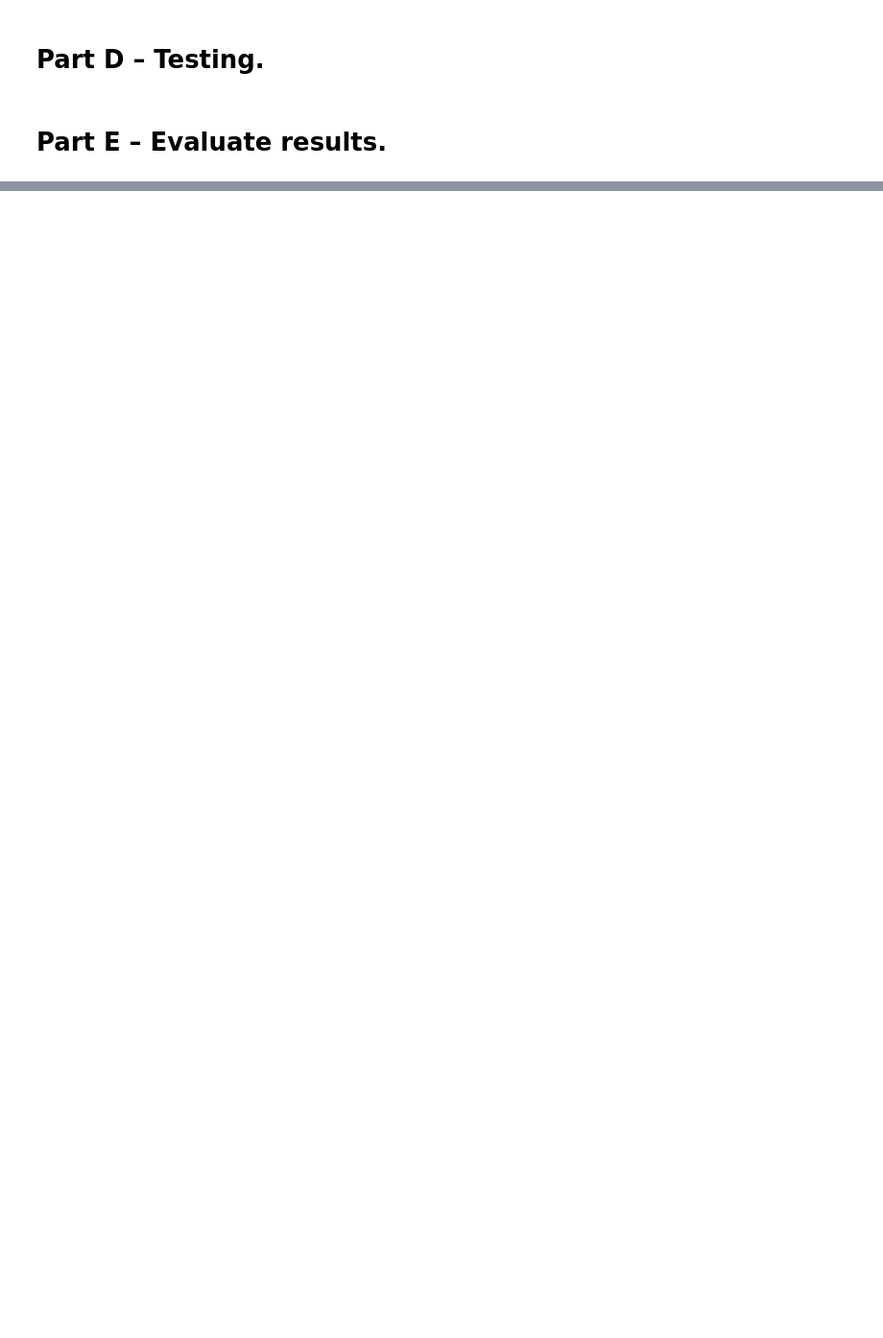
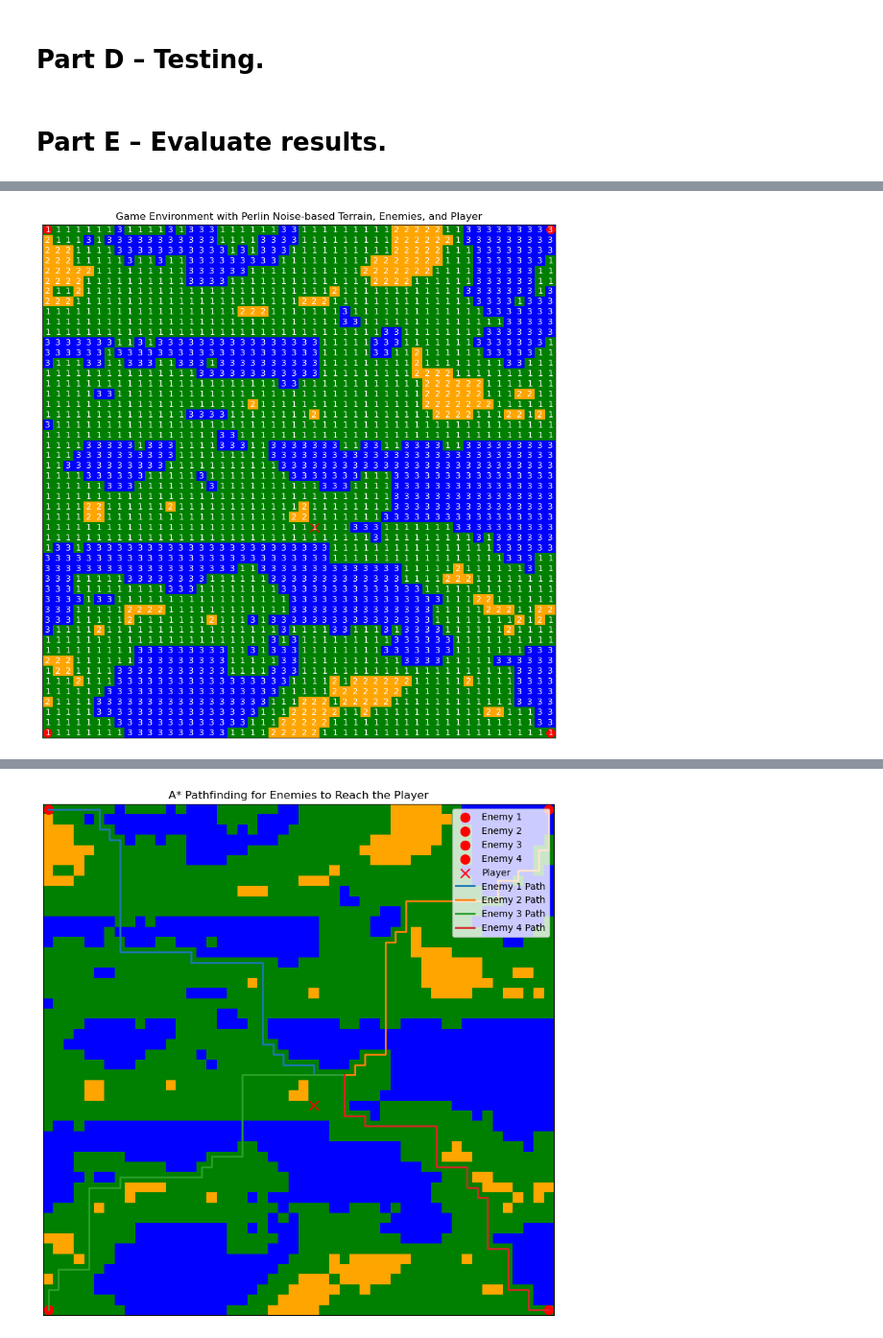
Before and after one commit to Dieuzu/AI-Pathfinding-Techniques, a Jupyter notebook: CW_AAI - Final.ipynb, the cells around one changed output, grey strips where cells are left out. Shown at 96% size. Cells and saved outputs as stored; diff of their text form; code cells hidden in the pictures; blank space fills up the shorter version.

```diff
--- a/CW_AAI - Final.ipynb
+++ b/CW_AAI - Final.ipynb
@@ -504,0 +515,64 @@ Total cost = 99
+# %%
+# Cell 3: Set start spots as enemy 1, 2, 3, and 4
+start_points_enemies = [(0, 0), (0, grid_size[1] - 1), (grid_size[0] - 1, 0), (grid_size[0] - 1, grid_size[1] - 1)]
+
+# Visualize the terrain with custom colormap and start points for enemies
+plt.figure(figsize=(11, 11))
+
+# Create a color array for the terrain using the colormap and normalization
+terrain_color = custom_cmap_terrain(norm(terrain))
+
+# Display the terrain with the custom colormap
+plt.imshow(terrain_color, origin='upper', interpolation='none', vmin=1, vmax=3)
+
+# Mark the start points for enemies
+for i, start_point_enemy in enumerate(start_points_enemies, start=1):
+    plt.scatter(*start_point_enemy, color='red', marker='o', s=100, label=f'Enemy {i}')
+
+# Mark the goal point for the player (randomly placed)
+goal_point_player = (np.random.randint(grid_size[0]), np.random.randint(grid_size[1]))
+plt.scatter(*goal_point_player, color='red', marker='x', s=100, label='Player')
+
+# Add weights as text on each walkable box using stored values
+for i in range(grid_size[0]):
+    for j in range(grid_size[1]):
+        weight = 3 if terrain[i, j] == 3 else 1 if terrain[i, j] == 1 else 2
+        plt.text(j, i, str(weight), ha='center', va='center', color='white')
+
+plt.tick_params(axis='both', which='both', bottom=False, top=False, left=False, right=False, labelbottom=False, labelleft=False)
+
+plt.title('Game Environment with Perlin Noise-based Terrain, Enemies, and Player')
+plt.show()
+
+# Cell 4: Find the optimal paths for all enemies to reach the player
+optimal_paths_enemies = []
+
+for start_point_enemy in start_points_enemies:
+    enemy_path, _, _, _ = astar_terrain(start_point_enemy, goal_point_player, terrain)
+    optimal_paths_enemies.append(enemy_path)
+
+# Visualize the terrain, start points for enemies, and the optimal paths
+plt.figure(figsize=(10, 10))
+
+# Display the terrain with the custom colormap
+plt.imshow(terrain_color, origin='upper', interpolation='none', vmin=1, vmax=3)
+
+# Mark the start points for enemies
+for i, start_point_enemy in enumerate(start_points_enemies, start=1):
+    plt.scatter(*start_point_enemy, color='red', marker='o', s=100, label=f'Enemy {i}')
+
+# Mark the goal point for the player
+plt.scatter(*goal_point_player, color='red', marker='x', s=100, label='Player')
+
+# Plot the optimal paths for enemies to reach the player
+for i, optimal_path_enemy in enumerate(optimal_paths_enemies, start=1):
+    optimal_path_enemy_x, optimal_path_enemy_y = zip(*optimal_path_enemy)
+    plt.plot(optimal_path_enemy_y, optimal_path_enemy_x, linewidth=2, label=f'Enemy {i} Path')
+
+plt.tick_params(axis='both', which='both', bottom=False, top=False, left=False, right=False, labelbottom=False, labelleft=False)
+
+plt.legend(loc='upper right')
+plt.title('A* Pathfinding for Enemies to Reach the Player')
+plt.show()
+# %% [output]
+[figure, added]
@@ -504,0 +596 @@ Total cost = 99
+[figure, added]
```
Also changed, not shown: parts of 6 cells of this notebook, 4 other files.
